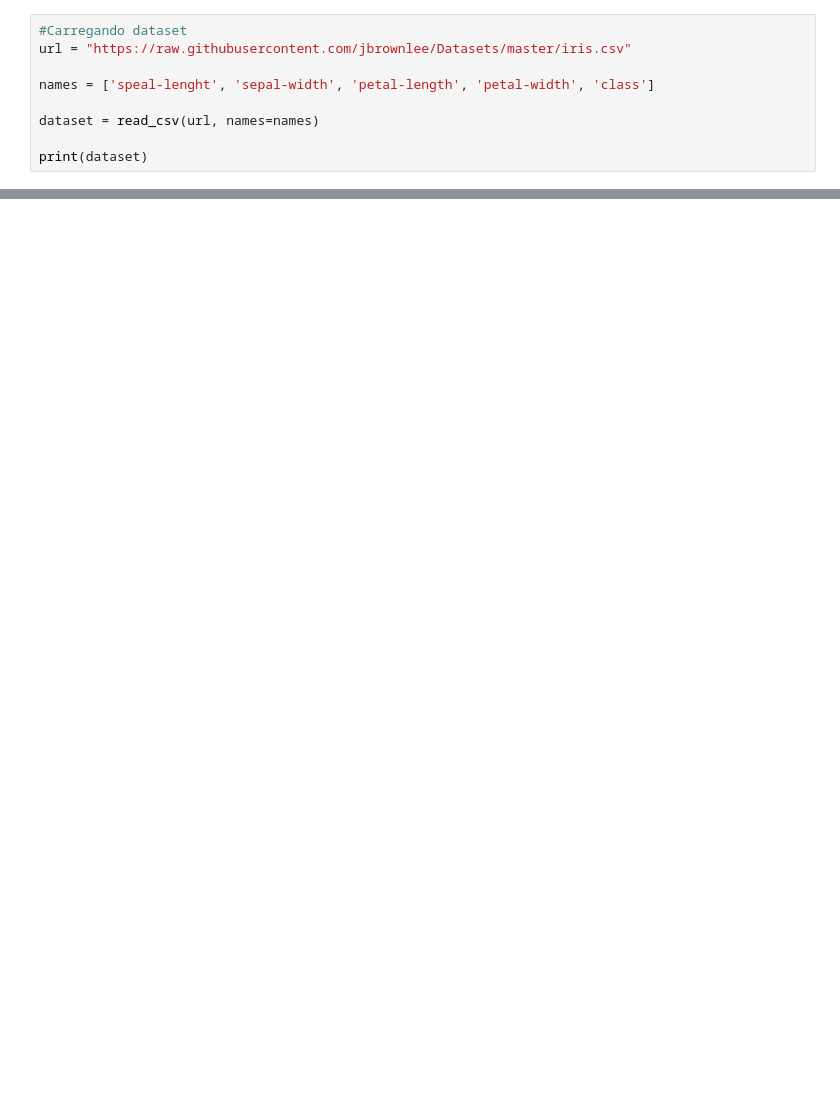
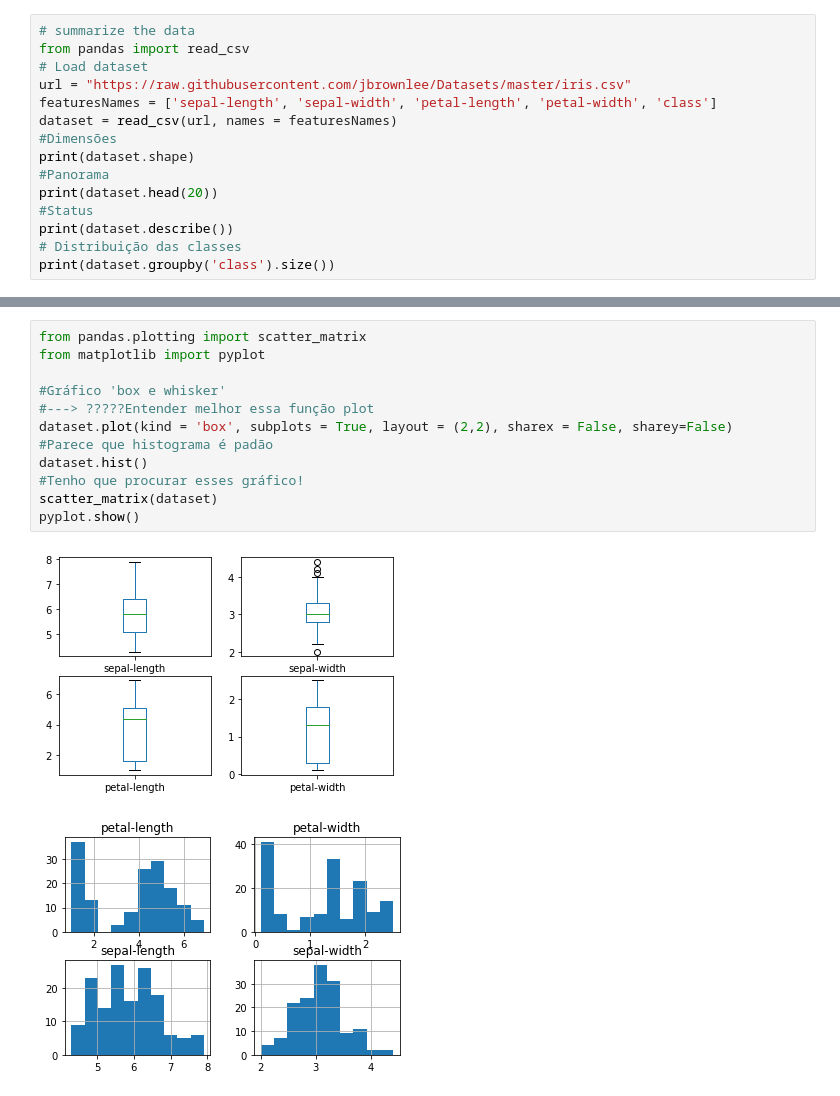
Before and after one commit to SlzPedroArthur/Learning-ml, a Jupyter notebook: Iris/Iris Flowers.ipynb, the cells around one changed output, grey strips where cells are left out. Saved outputs shown, nothing was run; the diff lists cells and outputs as text; blank space fills up the shorter version.

```diff
--- a/Iris/Iris Flowers.ipynb
+++ b/Iris/Iris Flowers.ipynb
@@ -34,10 +30,16 @@ from sklearn.svm import SVC
 # %%
-#Carregando dataset
+# summarize the data
+from pandas import read_csv
+# Load dataset
 url = "https://raw.githubusercontent.com/jbrownlee/Datasets/master/iris.csv"
-
-names = ['speal-lenght', 'sepal-width', 'petal-length', 'petal-width', 'class']
-
-dataset = read_csv(url, names=names)
-
-print(dataset)
+featuresNames = ['sepal-length', 'sepal-width', 'petal-length', 'petal-width', 'class']
+dataset = read_csv(url, names = featuresNames)
+#Dimensões
+print(dataset.shape)
+#Panorama
+print(dataset.head(20))
+#Status
+print(dataset.describe())
+# Distribuição das classes
+print(dataset.groupby('class').size())
 # %% [output]
@@ -61,0 +70,15 @@ print(dataset.shape)
+# %%
+from pandas.plotting import scatter_matrix
+from matplotlib import pyplot
+
+#Gráfico 'box e whisker'
+#---> ?????Entender melhor essa função plot
+dataset.plot(kind = 'box', subplots = True, layout = (2,2), sharex = False, sharey=False)
+#Parece que histograma é padão
+dataset.hist()
+#Tenho que procurar esses gráfico!
+scatter_matrix(dataset)
+pyplot.show()
+# %% [output]
+[figure, added]
+[figure, added]
```
Also changed, not shown: parts of 16 cells of this notebook.
